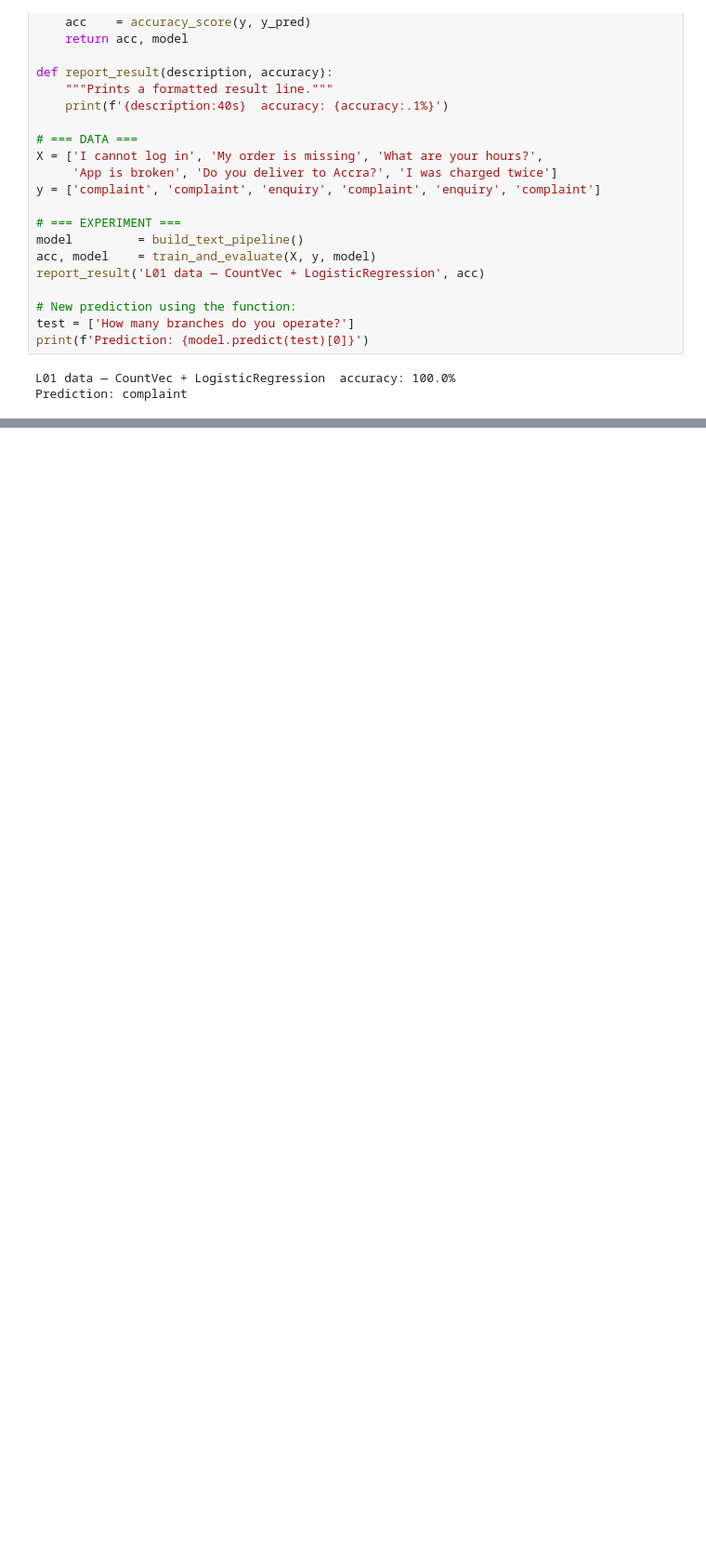
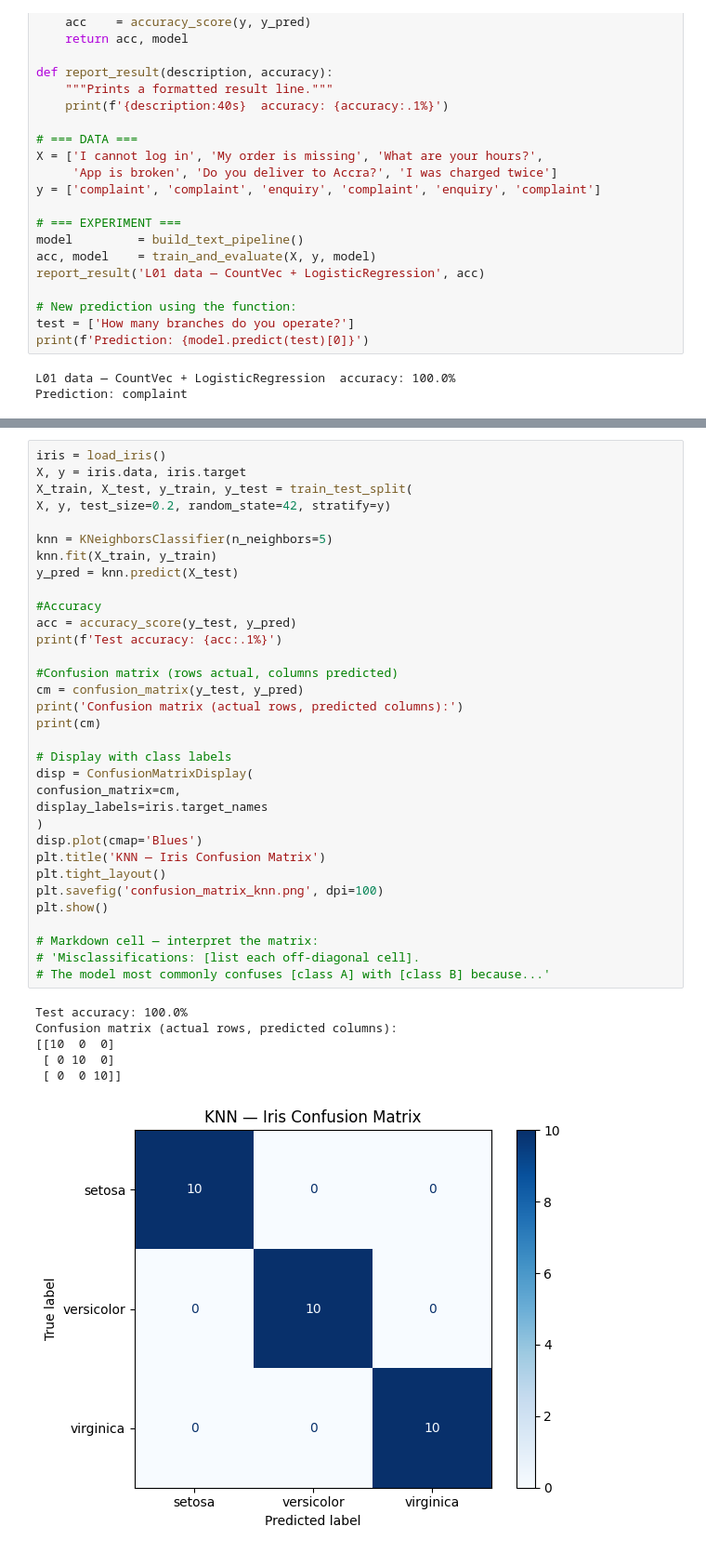
Before and after one commit to boluwatiseoyetunji-rgb/G5_Mindspire_Stemnestacademy, a Jupyter notebook: Setup_plus_first_notebook.ipynb, the cells around one changed output, grey strips where cells are left out. Shown at 93% size. Drawn from its saved outputs; the diff is of its cells as text; blank space fills up the shorter version.

```diff
--- a/Setup_plus_first_notebook.ipynb
+++ b/Setup_plus_first_notebook.ipynb
@@ -157,0 +213,40 @@ Prediction: complaint
+# %%
+iris = load_iris()
+X, y = iris.data, iris.target
+X_train, X_test, y_train, y_test = train_test_split(
+X, y, test_size=0.2, random_state=42, stratify=y)
+
+knn = KNeighborsClassifier(n_neighbors=5)
+knn.fit(X_train, y_train)
+y_pred = knn.predict(X_test)
+
+#Accuracy
+acc = accuracy_score(y_test, y_pred)
+print(f'Test accuracy: {acc:.1%}')
+
+#Confusion matrix (rows actual, columns predicted)
+cm = confusion_matrix(y_test, y_pred)
+print('Confusion matrix (actual rows, predicted columns):')
+print(cm)
+
+# Display with class labels
+disp = ConfusionMatrixDisplay(
+confusion_matrix=cm,
+display_labels=iris.target_names
+)
+disp.plot(cmap='Blues')
+plt.title('KNN — Iris Confusion Matrix')
+plt.tight_layout()
+plt.savefig('confusion_matrix_knn.png', dpi=100)
+plt.show()
+
+# Markdown cell — interpret the matrix:
+# 'Misclassifications: [list each off-diagonal cell].
+# The model most commonly confuses [class A] with [class B] because...'
+# %% [output]
+Test accuracy: 100.0%
+Confusion matrix (actual rows, predicted columns):
+[[10  0  0]
+ [ 0 10  0]
+ [ 0  0 10]]
+[figure, added]
```
Also changed, not shown: parts of 8 cells of this notebook.
